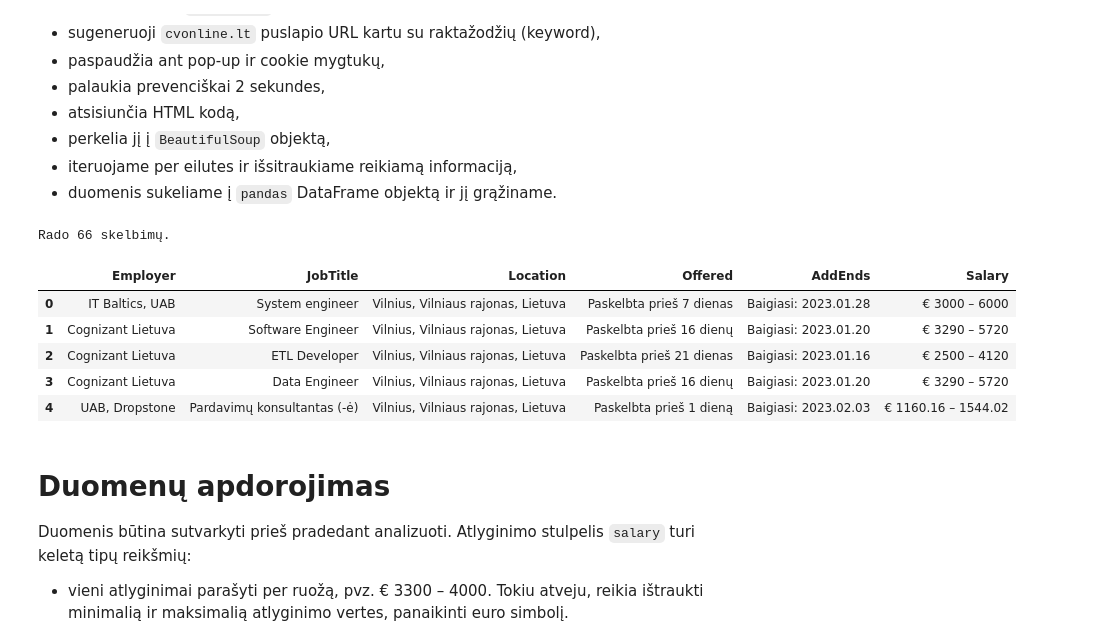
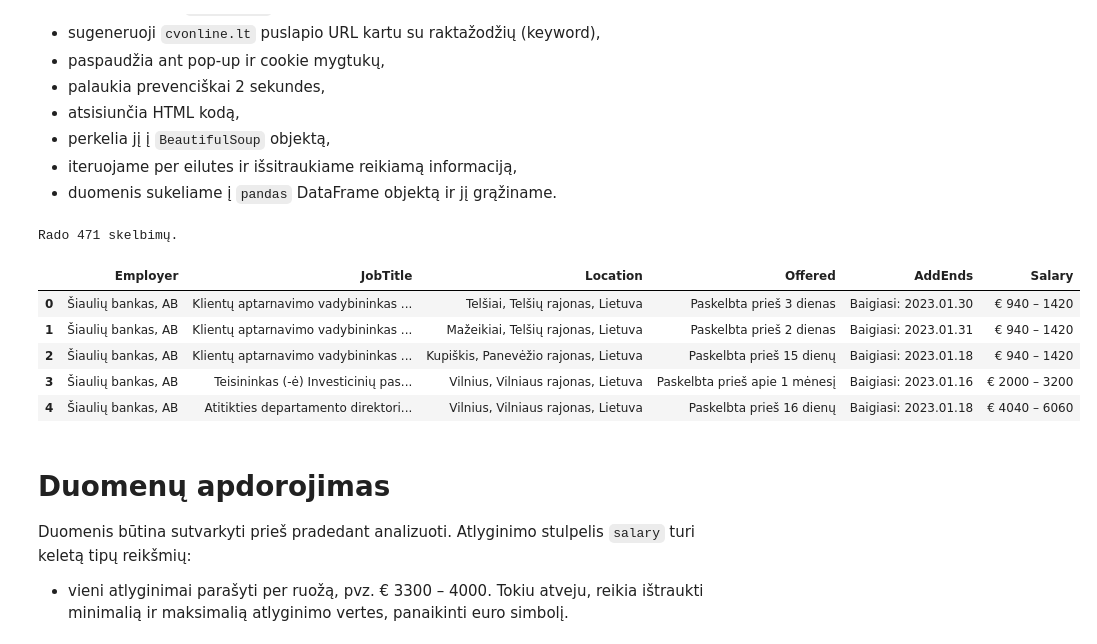
Before and after one commit to TK-Problem/Python-mokymai, a Jupyter notebook: Scripts/cvonline.ipynb, the cells around one changed output. Saved outputs shown, nothing was run; the diff lists cells and outputs as text; code cells hidden in the pictures.

```diff
--- a/Scripts/cvonline.ipynb
+++ b/Scripts/cvonline.ipynb
@@ -66,10 +66,10 @@ async def cvonline(keyword="python"):
         page = await browser.new_page(user_agent=user_agent)
 
         # generate URL with a keyword
-        url = f"https://cvonline.lt/lt/search?limit=500&offset=0&keywords%5B0%5D={keyword}&fuzzy=true&suitableForRefugees=false&isHourlySalary=false&isRemoteWork=false&isQuickApply=false"
+        url = f"https://cvonline.lt/lt/search?limit=1000&offset=0&keywords%5B0%5D={keyword}&fuzzy=true&suitableForRefugees=false&isHourlySalary=false&isRemoteWork=false&isQuickApply=false"
 
-        # visit page
-        await page.goto(url)
+        # visit page, make timeout to 60 sec, i.e. 60 000 ms
+        await page.goto(url, timeout=60_000)
 
         # click on pop-up window
         await page.click("//button[@class='jsx-4189752321 close-modal-button']")
@@ -146,23 +146,23 @@ async def cvonline(keyword="python"):
 # %%
 #@title Atsisiųsti duomenis
 # paieškos žodis
-keyword = 'python' # @param {type:"string"}
+keyword = 'bankas' # @param {type:"string"}
 
 # iškviečiame funkciją ir išsaugome duomenis ir atvaizduojame pirmus 5 skelbimus
 df_cvonline = asyncio.run(cvonline(keyword))
 
 # parašyti kiek rado skelbimų
 print(f"Rado {len(df_cvonline)} skelbimų.")
 
 df_cvonline.head()
 # %% [output]
-Rado 66 skelbimų.
+Rado 471 skelbimų.
 |  | Employer | JobTitle | Location | Offered | AddEnds | Salary |
-| 0 | IT Baltics, UAB | System engineer | Vilnius, Vilniaus rajonas, Lietuva | Paskelbta prieš 7 dienas | Baigiasi: 2023.01.28 | € 3000 – 6000 |
-| 1 | Cognizant Lietuva | Software Engineer | Vilnius, Vilniaus rajonas, Lietuva | Paskelbta prieš 16 dienų | Baigiasi: 2023.01.20 | € 3290 – 5720 |
-| 2 | Cognizant Lietuva | ETL Developer | Vilnius, Vilniaus rajonas, Lietuva | Paskelbta prieš 21 dienas | Baigiasi: 2023.01.16 | € 2500 – 4120 |
-| 3 | Cognizant Lietuva | Data Engineer | Vilnius, Vilniaus rajonas, Lietuva | Paskelbta prieš 16 dienų | Baigiasi: 2023.01.20 | € 3290 – 5720 |
-| 4 | UAB, Dropstone | Pardavimų konsultantas (-ė) | Vilnius, Vilniaus rajonas, Lietuva | Paskelbta prieš 1 dieną | Baigiasi: 2023.02.03 | € 1160.16 – 1544.02 |
+| 0 | Šiaulių bankas, AB | Klientų aptarnavimo vadybininkas ... | Telšiai, Telšių rajonas, Lietuva | Paskelbta prieš 3 dienas | Baigiasi: 2023.01.30 | € 940 – 1420 |
+| 1 | Šiaulių bankas, AB | Klientų aptarnavimo vadybininkas ... | Mažeikiai, Telšių rajonas, Lietuva | Paskelbta prieš 2 dienas | Baigiasi: 2023.01.31 | € 940 – 1420 |
+| 2 | Šiaulių bankas, AB | Klientų aptarnavimo vadybininkas ... | Kupiškis, Panevėžio rajonas, Lietuva | Paskelbta prieš 15 dienų | Baigiasi: 2023.01.18 | € 940 – 1420 |
+| 3 | Šiaulių bankas, AB | Teisininkas (-ė) Investicinių pas... | Vilnius, Vilniaus rajonas, Lietuva | Paskelbta prieš apie 1 mėnesį | Baigiasi: 2023.01.16 | € 2000 – 3200 |
+| 4 | Šiaulių bankas, AB | Atitikties departamento direktori... | Vilnius, Vilniaus rajonas, Lietuva | Paskelbta prieš 16 dienų | Baigiasi: 2023.01.18 | € 4040 – 6060 |
 # %% [markdown]
 # Duomenų apdorojimas
 
```
Also changed, not shown: parts of 4 cells of this notebook.
